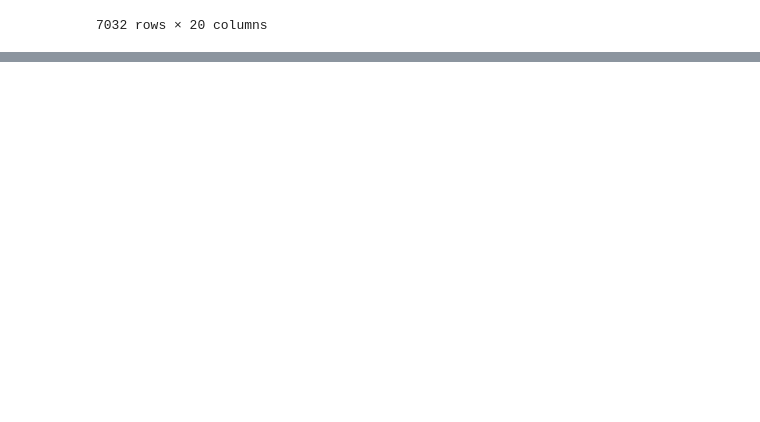
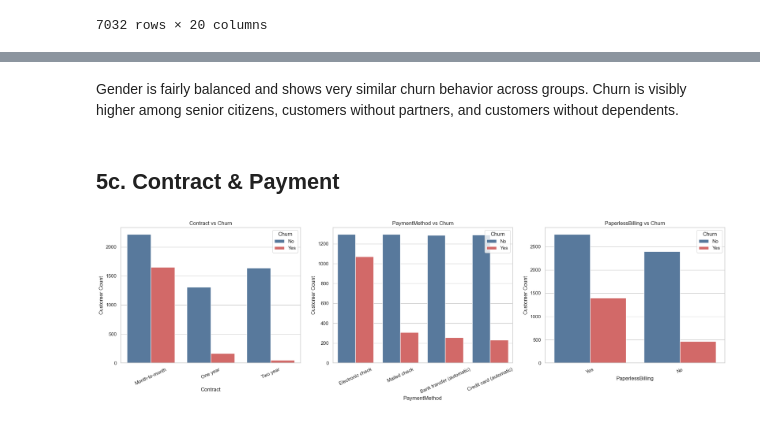
Before and after one commit to Aram-Atoyan/customer-churn-prediction, a Jupyter notebook: src/telcoCustomerChurnPrediction.ipynb, the cells around one changed output, grey strips where cells are left out. Cells and saved outputs as stored; diff of their text form; code cells hidden in the pictures; blank space fills up the shorter version.

Commit message:
Performed EDA, Feature Engineering, Data Spliting and Model Training

```diff
--- a/src/telcoCustomerChurnPrediction.ipynb
+++ b/src/telcoCustomerChurnPrediction.ipynb
@@ -196,0 +201,7 @@ df
+# %%
+from pathlib import Path
+
+plot_dir = Path('../plots')
+plot_dir.mkdir(parents=True, exist_ok=True)
+sns.set_theme(style='whitegrid', palette='Set2')
+churn_palette = {'No': '#4C78A8', 'Yes': '#E45756'}
@@ -196,0 +232,14 @@ df
+# %%
+fig, axes = plt.subplots(2, 2, figsize=(14, 10))
+demographic_cols = ['gender', 'SeniorCitizen', 'Partner', 'Dependents']
+
+for ax, column in zip(axes.flatten(), demographic_cols):
+    sns.countplot(data=df, x=column, hue='Churn', palette=churn_palette, ax=ax)
+    ax.set_title(f'{column} vs Churn')
+    ax.set_xlabel(column)
+    ax.set_ylabel('Customer Count')
+    ax.tick_params(axis='x', rotation=15)
+
+fig.tight_layout()
+fig.savefig(plot_dir / 'demographics_vs_churn.png', dpi=300, bbox_inches='tight')
+plt.show()
@@ -196,0 +248,20 @@ df
+# %% [markdown]
+Gender is fairly balanced and shows very similar churn behavior across groups. Churn is visibly higher among senior citizens, customers without partners, and customers without dependents.
+# %% [markdown]
+## **5c. Contract & Payment**
+# %%
+fig, axes = plt.subplots(1, 3, figsize=(20, 6))
+contract_payment_cols = ['Contract', 'PaymentMethod', 'PaperlessBilling']
+
+for ax, column in zip(axes.flatten(), contract_payment_cols):
+    sns.countplot(data=df, x=column, hue='Churn', palette=churn_palette, ax=ax)
+    ax.set_title(f'{column} vs Churn')
+    ax.set_xlabel(column)
+    ax.set_ylabel('Customer Count')
+    ax.tick_params(axis='x', rotation=25)
+
+fig.tight_layout()
+fig.savefig(plot_dir / 'contract_payment_vs_churn.png', dpi=300, bbox_inches='tight')
+plt.show()
+# %% [output]
+[figure, added]
```
Also changed, not shown: parts of 45 cells of this notebook, 16 other files.
